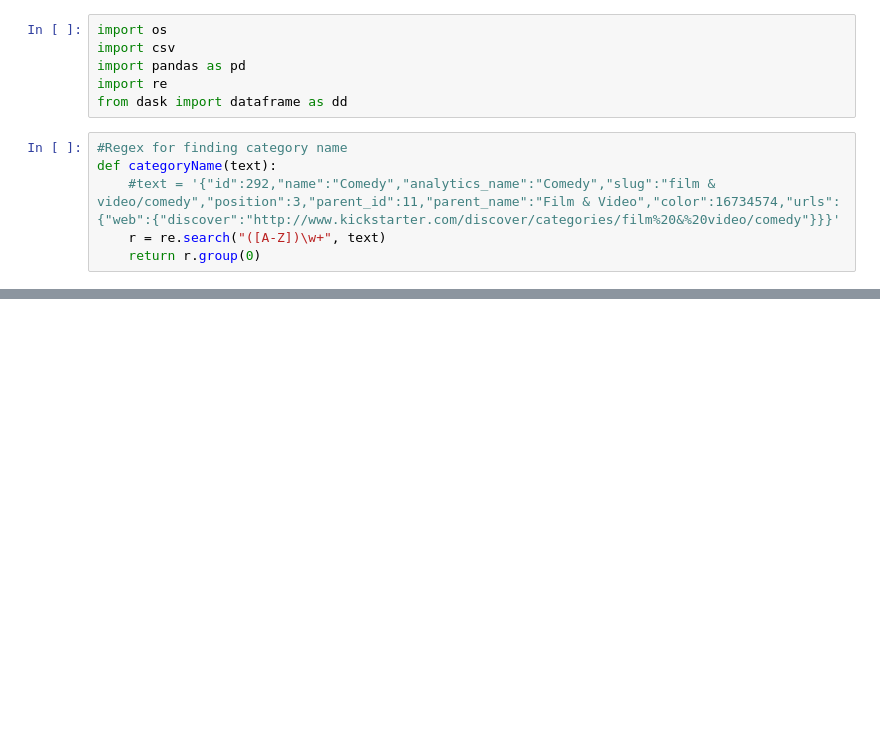
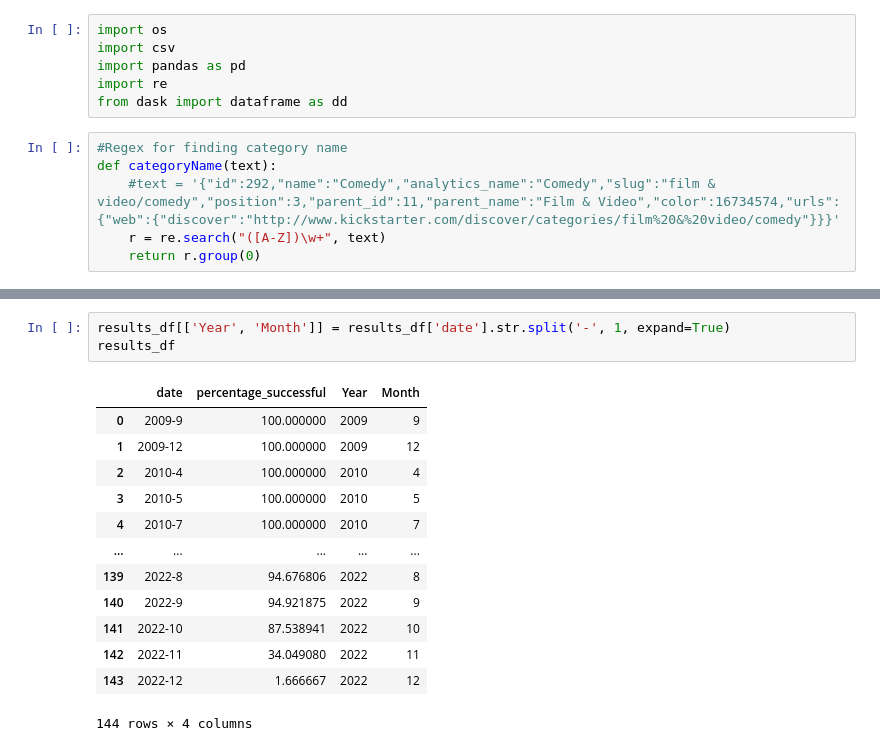
Before and after one commit to andrei-chiana/big_data_kickstarter_project, a Jupyter notebook: project final unified.ipynb, the cells around one changed output, grey strips where cells are left out. Saved outputs shown, nothing was run; the diff lists cells and outputs as text; blank space fills up the shorter version.

```diff
--- a/project final unified.ipynb
+++ b/project final unified.ipynb
@@ -180,0 +140,17 @@ results_df
+# %%
+results_df[['Year', 'Month']] = results_df['date'].str.split('-', 1, expand=True)
+results_df
+# %% [output]
+|  | date | percentage_successful | Year | Month |
+| 0 | 2009-9 | 100.000000 | 2009 | 9 |
+| 1 | 2009-12 | 100.000000 | 2009 | 12 |
+| 2 | 2010-4 | 100.000000 | 2010 | 4 |
+| 3 | 2010-5 | 100.000000 | 2010 | 5 |
+| 4 | 2010-7 | 100.000000 | 2010 | 7 |
+| ... | ... | ... | ... | ... |
+| 139 | 2022-8 | 94.676806 | 2022 | 8 |
+| 140 | 2022-9 | 94.921875 | 2022 | 9 |
+| 141 | 2022-10 | 87.538941 | 2022 | 10 |
+| 142 | 2022-11 | 34.049080 | 2022 | 11 |
+| 143 | 2022-12 | 1.666667 | 2022 | 12 |
+144 rows × 4 columns
```
Also changed, not shown: parts of 7 cells of this notebook.
